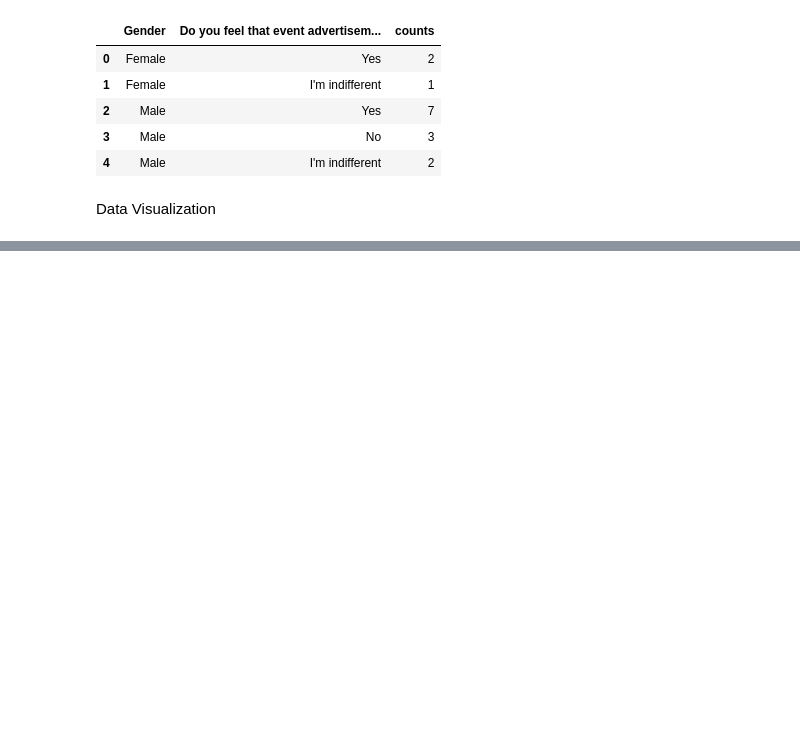
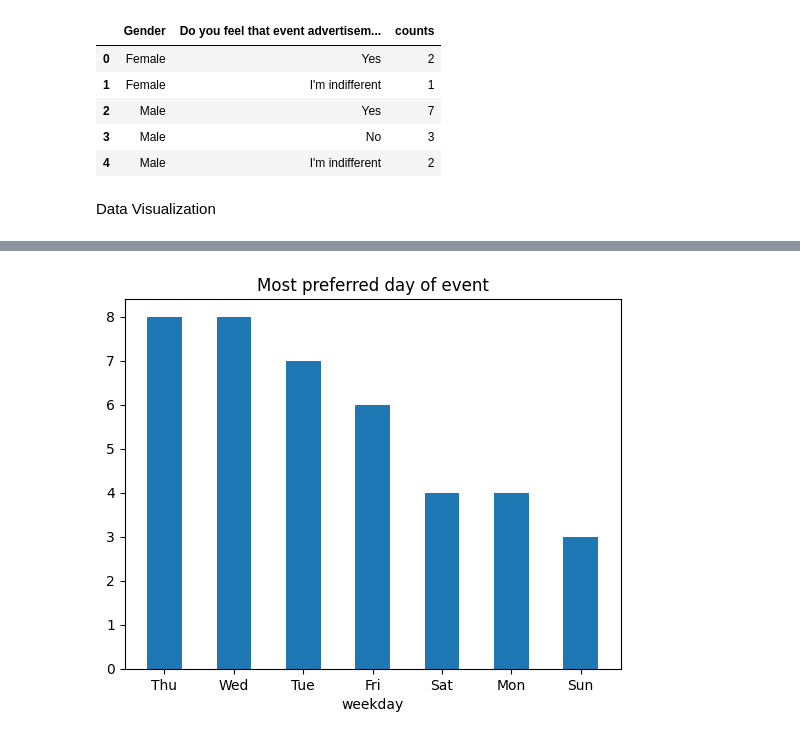
Before and after one commit to djibril968/Tribe_related_projects, a Jupyter notebook: spring_events_analytics.ipynb, the cells around one changed output, grey strips where cells are left out. Drawn from its saved outputs; the diff is of its cells as text; code cells hidden in the pictures; blank space fills up the shorter version.

```diff
--- a/spring_events_analytics.ipynb
+++ b/spring_events_analytics.ipynb
@@ -304,0 +324,23 @@ Data Visualization
+# %%
+day_pref.rename(columns={'What day of the week are most convenient for you to attend events?': 'week_day'}, inplace= True)
+# %%
+def replace_dayname(val):
+    if val == 'Sundays':
+        return 'Sun'
+    if val == 'Mondays':
+        return 'Mon'
+    if val == 'Tuesdays':
+        return 'Tue'
+    if val == 'Wednesdays':
+        return 'Wed'
+    if val == 'Thursdays':
+        return 'Thu'
+    if val == 'Fridays':
+        return 'Fri'
+    if val == 'Saturdays':
+        return 'Sat'
+    else:
+        return val
+
+day_pref['week_day'] = day_pref['week_day'].apply(replace_dayname)
+day_pref
@@ -304,0 +356,7 @@ Data Visualization
+# %%
+plt.bar(day_pref['week_day'], day_pref['counts'], width = 0.5)
+plt.title('Most preferred day of event')
+plt.xlabel('weekday')
+plt.show()
+# %% [output]
+[figure, added]
```
Also changed, not shown: parts of 4 cells of this notebook.
